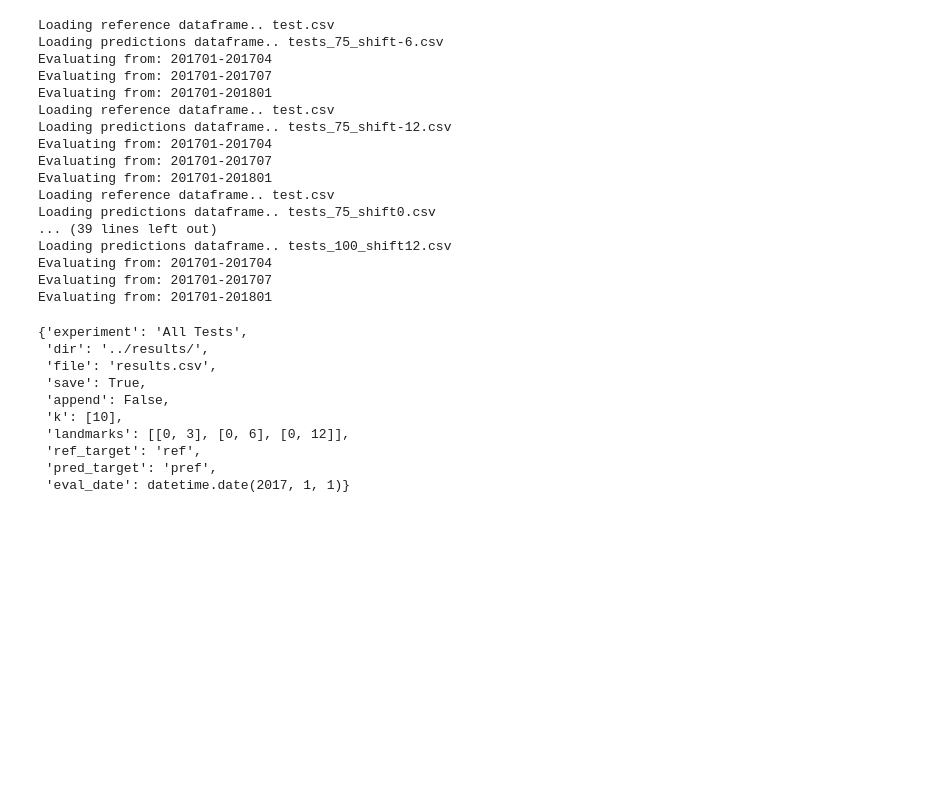
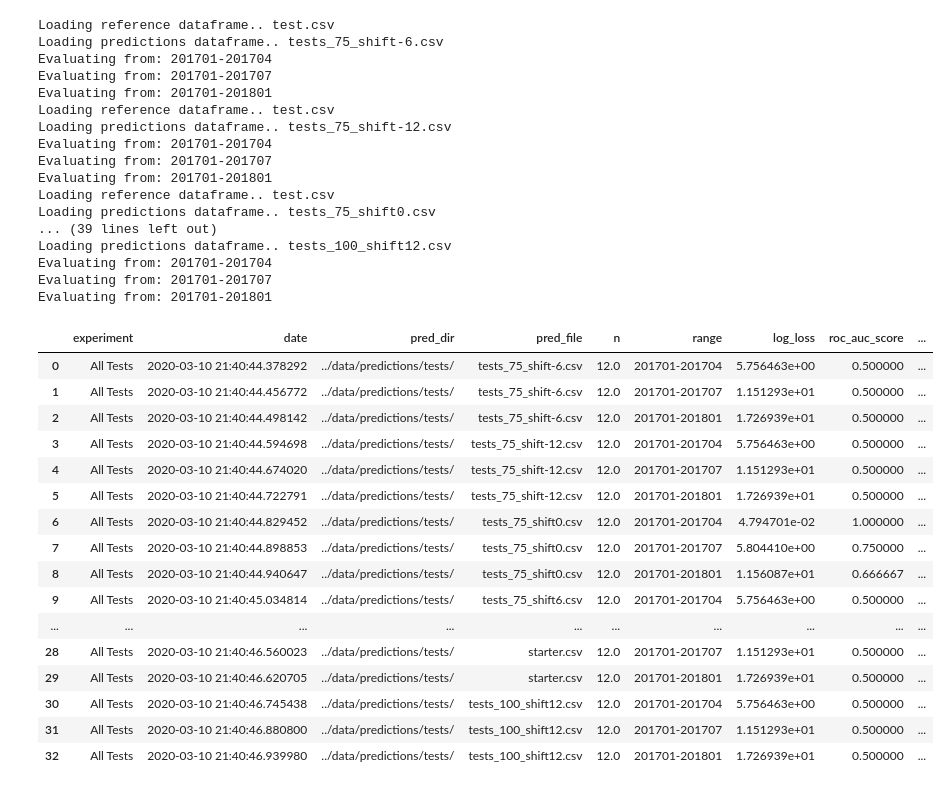
Before and after one commit to nafis-neehal/CDPHP_Evaluation, a Jupyter notebook: notebooks/use_evaluation.ipynb, the cells around one changed output. Saved outputs shown, nothing was run; the diff lists cells and outputs as text; code cells hidden in the pictures; blank space fills up the shorter version.

```diff
--- a/notebooks/use_evaluation.ipynb
+++ b/notebooks/use_evaluation.ipynb
@@ -19,7 +19,7 @@ import evaluation as ev
 importlib.reload(ev)
 #These are configuration prediction files
 c_p={'dir': '../data/predictions/tests/',
-         'file': 'tests_100_shift0.csv',
+         'file': 'tests_75_shift0.csv',
          'per_col': 'person_id',
          'date_col': 'yyyymm',
          'date_for': '%Y%m'
@@ -40,7 +40,8 @@ c_e={    'experiment': 'Initial Tests',
          'file': 'results.csv',
          'save':  True,
          'append': False,
-         'k': [10], #k is used the set the conversion from prob to class prediction
+         'thresholds': [0.5, 0.6],
+         'k': [5, 10], #k is used the set the conversion from prob to class prediction
          'landmarks': [[0,3], [0,6], [0,12]],
          'ref_target': 'ref',
          'pred_target': 'pref',
@@ -105,16 +129,25 @@ Loading predictions dataframe.. tests_100_shift12.csv
 Evaluating from: 201701-201704
 Evaluating from: 201701-201707
 Evaluating from: 201701-201801
-# %%
-c_e
-# %% [output]
-{'experiment': 'All Tests',
- 'dir': '../results/',
- 'file': 'results.csv',
- 'save': True,
- 'append': False,
- 'k': [10],
- 'landmarks': [[0, 3], [0, 6], [0, 12]],
- 'ref_target': 'ref',
- 'pred_target': 'pref',
- 'eval_date': datetime.date(2017, 1, 1)}
+# %%
+#read in the full results
+results=pd.read_csv(c_e['dir']+c_e['file'])
+results
+# %% [output]
+|  | experiment | date | pred_dir | pred_file | n | range | log_loss | roc_auc_score | ... |
+| 0 | All Tests | 2020-03-10 21:40:44.378292 | ../data/predictions/tests/ | tests_75_shift-6.csv | 12.0 | 201701-201704 | 5.756463e+00 | 0.500000 | ... |
+| 1 | All Tests | 2020-03-10 21:40:44.456772 | ../data/predictions/tests/ | tests_75_shift-6.csv | 12.0 | 201701-201707 | 1.151293e+01 | 0.500000 | ... |
+| 2 | All Tests | 2020-03-10 21:40:44.498142 | ../data/predictions/tests/ | tests_75_shift-6.csv | 12.0 | 201701-201801 | 1.726939e+01 | 0.500000 | ... |
+| 3 | All Tests | 2020-03-10 21:40:44.594698 | ../data/predictions/tests/ | tests_75_shift-12.csv | 12.0 | 201701-201704 | 5.756463e+00 | 0.500000 | ... |
+| 4 | All Tests | 2020-03-10 21:40:44.674020 | ../data/predictions/tests/ | tests_75_shift-12.csv | 12.0 | 201701-201707 | 1.151293e+01 | 0.500000 | ... |
+| 5 | All Tests | 2020-03-10 21:40:44.722791 | ../data/predictions/tests/ | tests_75_shift-12.csv | 12.0 | 201701-201801 | 1.726939e+01 | 0.500000 | ... |
+| 6 | All Tests | 2020-03-10 21:40:44.829452 | ../data/predictions/tests/ | tests_75_shift0.csv | 12.0 | 201701-201704 | 4.794701e-02 | 1.000000 | ... |
+| 7 | All Tests | 2020-03-10 21:40:44.898853 | ../data/predictions/tests/ | tests_75_shift0.csv | 12.0 | 201701-201707 | 5.804410e+00 | 0.750000 | ... |
+| 8 | All Tests | 2020-03-10 21:40:44.940647 | ../data/predictions/tests/ | tests_75_shift0.csv | 12.0 | 201701-201801 | 1.156087e+01 | 0.666667 | ... |
+| 9 | All Tests | 2020-03-10 21:40:45.034814 | ../data/predictions/tests/ | tests_75_shift6.csv | 12.0 | 201701-201704 | 5.756463e+00 | 0.500000 | ... |
+| ... | ... | ... | ... | ... | ... | ... | ... | ... | ... |
+| 28 | All Tests | 2020-03-10 21:40:46.560023 | ../data/predictions/tests/ | starter.csv | 12.0 | 201701-201707 | 1.151293e+01 | 0.500000 | ... |
+| 29 | All Tests | 2020-03-10 21:40:46.620705 | ../data/predictions/tests/ | starter.csv | 12.0 | 201701-201801 | 1.726939e+01 | 0.500000 | ... |
+| 30 | All Tests | 2020-03-10 21:40:46.745438 | ../data/predictions/tests/ | tests_100_shift12.csv | 12.0 | 201701-201704 | 5.756463e+00 | 0.500000 | ... |
+| 31 | All Tests | 2020-03-10 21:40:46.880800 | ../data/predictions/tests/ | tests_100_shift12.csv | 12.0 | 201701-201707 | 1.151293e+01 | 0.500000 | ... |
+| 32 | All Tests | 2020-03-10 21:40:46.939980 | ../data/predictions/tests/ | tests_100_shift12.csv | 12.0 | 201701-201801 | 1.726939e+01 | 0.500000 | ... |
```
Also changed, not shown: parts of 4 cells of this notebook, 4 other files.
